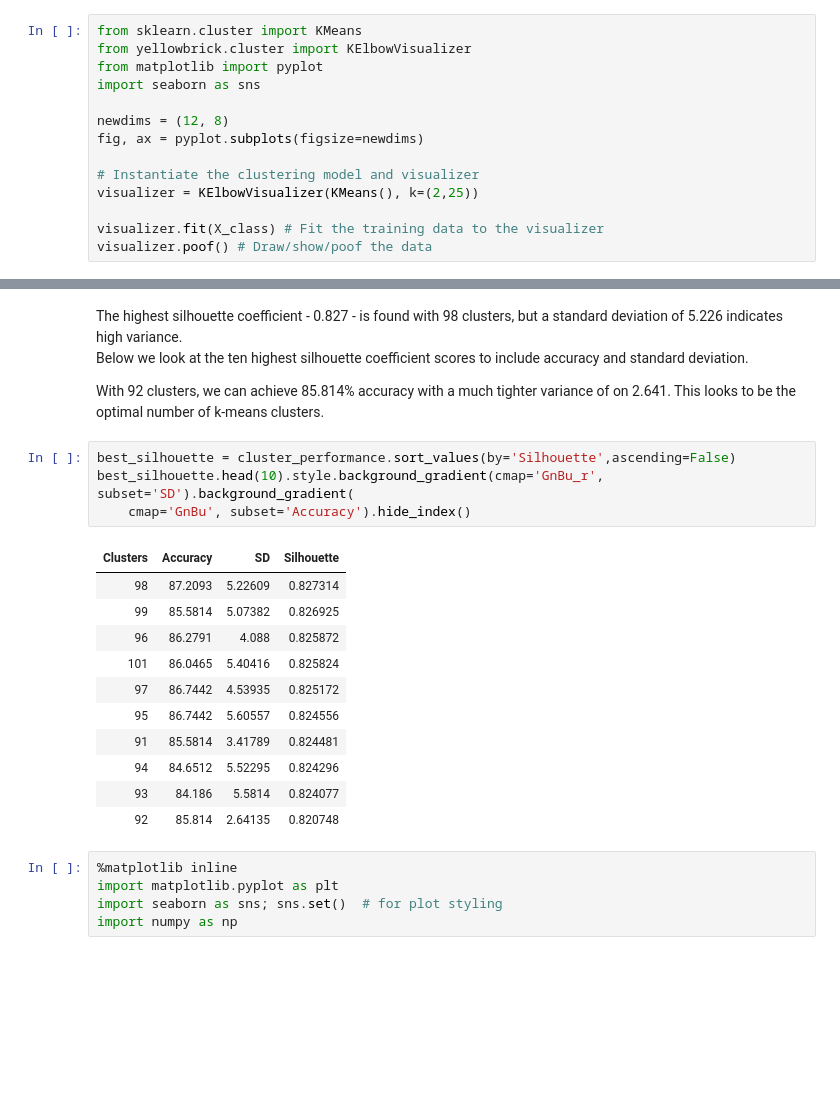
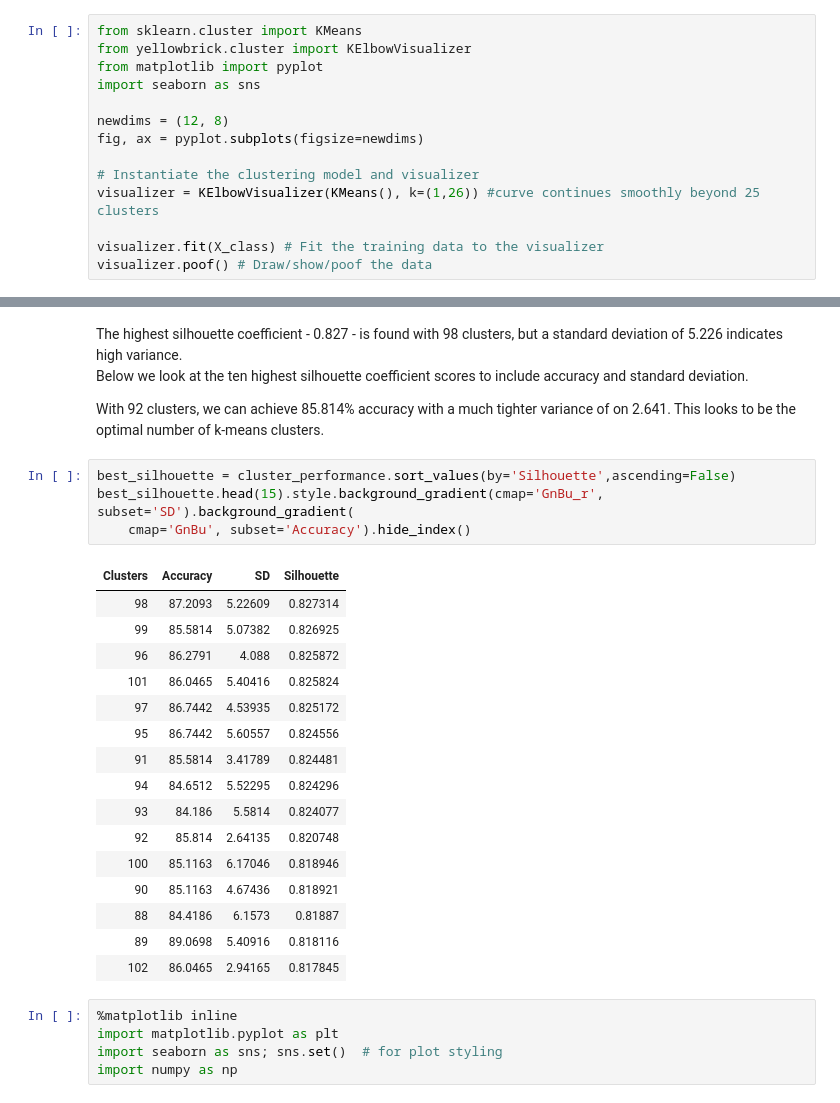
Before and after one commit to jeffweltman/MSDS7331, a Jupyter notebook: Lab3-Jeff.ipynb, the cells around one changed output, grey strips where cells are left out. Saved outputs shown, nothing was run; the diff lists cells and outputs as text; blank space fills up the shorter version.

```diff
--- a/Lab3-Jeff.ipynb
+++ b/Lab3-Jeff.ipynb
@@ -80,7 +94,7 @@ newdims = (12, 8)
 fig, ax = pyplot.subplots(figsize=newdims)
 
 # Instantiate the clustering model and visualizer
-visualizer = KElbowVisualizer(KMeans(), k=(2,25))
+visualizer = KElbowVisualizer(KMeans(), k=(1,26)) #curve continues smoothly beyond 25 clusters
 
 visualizer.fit(X_class) # Fit the training data to the visualizer
 visualizer.poof() # Draw/show/poof the data
@@ -191,20 +202,25 @@ Below we look at the ten highest silhouette coefficient scores to include accura
 With 92 clusters, we can achieve 85.814% accuracy with a much tighter variance of on 2.641. This looks to be the optimal number of k-means clusters.
 # %%
 best_silhouette = cluster_performance.sort_values(by='Silhouette',ascending=False)
-best_silhouette.head(10).style.background_gradient(cmap='GnBu_r', subset='SD').background_gradient(
+best_silhouette.head(15).style.background_gradient(cmap='GnBu_r', subset='SD').background_gradient(
     cmap='GnBu', subset='Accuracy').hide_index()
 # %% [output]
 | Clusters | Accuracy | SD | Silhouette |
 | 98 | 87.2093 | 5.22609 | 0.827314 |
 | 99 | 85.5814 | 5.07382 | 0.826925 |
 | 96 | 86.2791 | 4.088 | 0.825872 |
 | 101 | 86.0465 | 5.40416 | 0.825824 |
 | 97 | 86.7442 | 4.53935 | 0.825172 |
 | 95 | 86.7442 | 5.60557 | 0.824556 |
 | 91 | 85.5814 | 3.41789 | 0.824481 |
 | 94 | 84.6512 | 5.52295 | 0.824296 |
 | 93 | 84.186 | 5.5814 | 0.824077 |
 | 92 | 85.814 | 2.64135 | 0.820748 |
+| 100 | 85.1163 | 6.17046 | 0.818946 |
+| 90 | 85.1163 | 4.67436 | 0.818921 |
+| 88 | 84.4186 | 6.1573 | 0.81887 |
+| 89 | 89.0698 | 5.40916 | 0.818116 |
+| 102 | 86.0465 | 2.94165 | 0.817845 |
 # %%
 %matplotlib inline
 import matplotlib.pyplot as plt
```
Also changed, not shown: parts of 12 cells of this notebook.
